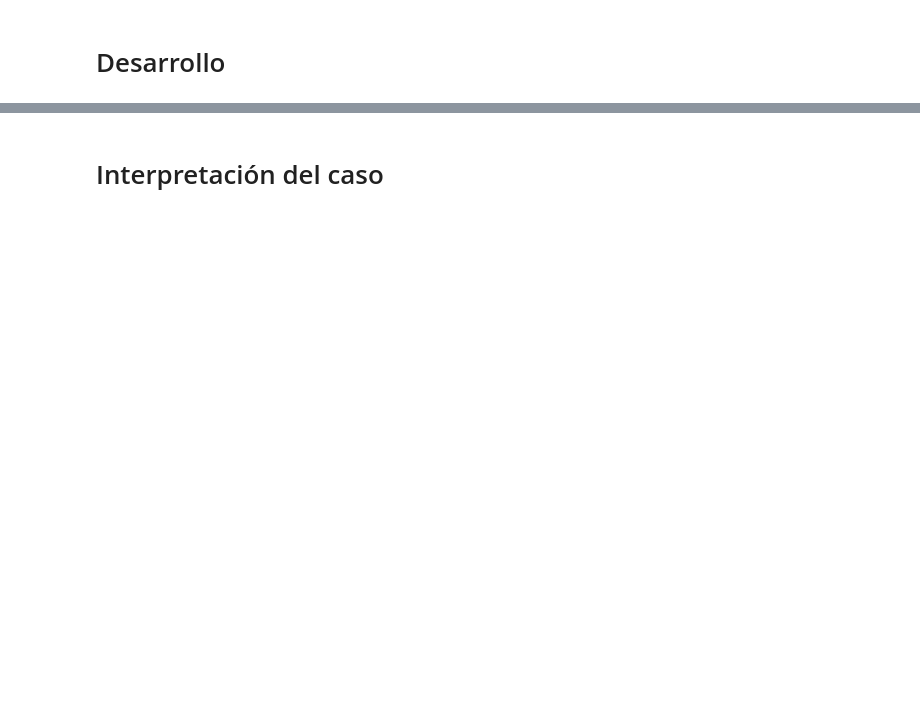
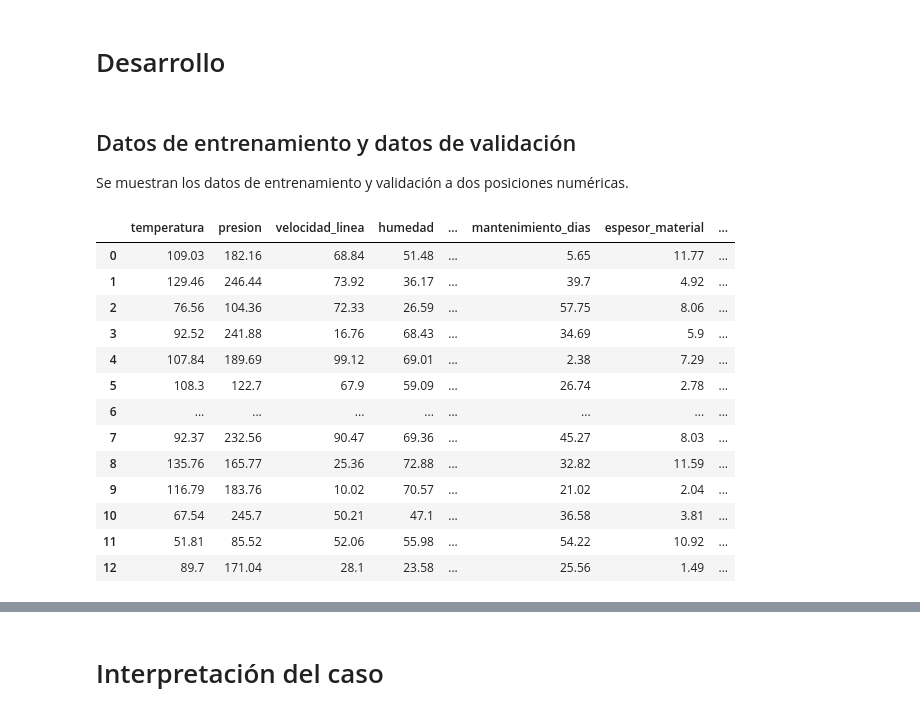
Before and after one commit to rpizarrog/Libro-Aprendizaje-Automatico.-Casos-de-Estudio-con-R-y-Python, a Jupyter notebook: Python NoteBooks/SVM_con_datos_industriales_comparado_con_Random_Forest_Arboles_regresión_logística.ipynb, the cells around one changed output, grey strips where cells are left out. Cells and saved outputs as stored; diff of their text form; code cells hidden in the pictures; blank space fills up the shorter version.

```diff
--- a/Python NoteBooks/SVM_con_datos_industriales_comparado_con_Random_Forest_Arboles_regresión_logística.ipynb
+++ b/Python NoteBooks/SVM_con_datos_industriales_comparado_con_Random_Forest_Arboles_regresión_logística.ipynb
@@ -57,2 +2719,26 @@ Los datos de entrenamiento y de validación son estandarizados con los mismos cr
 # %% [markdown]
 # Desarrollo
+# %% [markdown]
+## Datos de entrenamiento y datos de validación
+
+Se muestran los datos de entrenamiento y validación a dos posiciones numéricas.
+# %%
+particiones = f_particionar_datos(datos)
+datos_entrenamiento = particiones["datos_entrenamiento"]
+datos_validacion = particiones["datos_validacion"]
+f_visualizar_head_tail_reducido(f_redondear(datos_entrenamiento))
+# %% [output]
+|  | temperatura | presion | velocidad_linea | humedad | ... | mantenimiento_dias | espesor_material | ... |
+| 0 | 109.03 | 182.16 | 68.84 | 51.48 | ... | 5.65 | 11.77 | ... |
+| 1 | 129.46 | 246.44 | 73.92 | 36.17 | ... | 39.7 | 4.92 | ... |
+| 2 | 76.56 | 104.36 | 72.33 | 26.59 | ... | 57.75 | 8.06 | ... |
+| 3 | 92.52 | 241.88 | 16.76 | 68.43 | ... | 34.69 | 5.9 | ... |
+| 4 | 107.84 | 189.69 | 99.12 | 69.01 | ... | 2.38 | 7.29 | ... |
+| 5 | 108.3 | 122.7 | 67.9 | 59.09 | ... | 26.74 | 2.78 | ... |
+| 6 | ... | ... | ... | ... | ... | ... | ... | ... |
+| 7 | 92.37 | 232.56 | 90.47 | 69.36 | ... | 45.27 | 8.03 | ... |
+| 8 | 135.76 | 165.77 | 25.36 | 72.88 | ... | 32.82 | 11.59 | ... |
+| 9 | 116.79 | 183.76 | 10.02 | 70.57 | ... | 21.02 | 2.04 | ... |
+| 10 | 67.54 | 245.7 | 50.21 | 47.1 | ... | 36.58 | 3.81 | ... |
+| 11 | 51.81 | 85.52 | 52.06 | 55.98 | ... | 54.22 | 10.92 | ... |
+| 12 | 89.7 | 171.04 | 28.1 | 23.58 | ... | 25.56 | 1.49 | ... |
```
Also changed, not shown: parts of 38 cells of this notebook.
